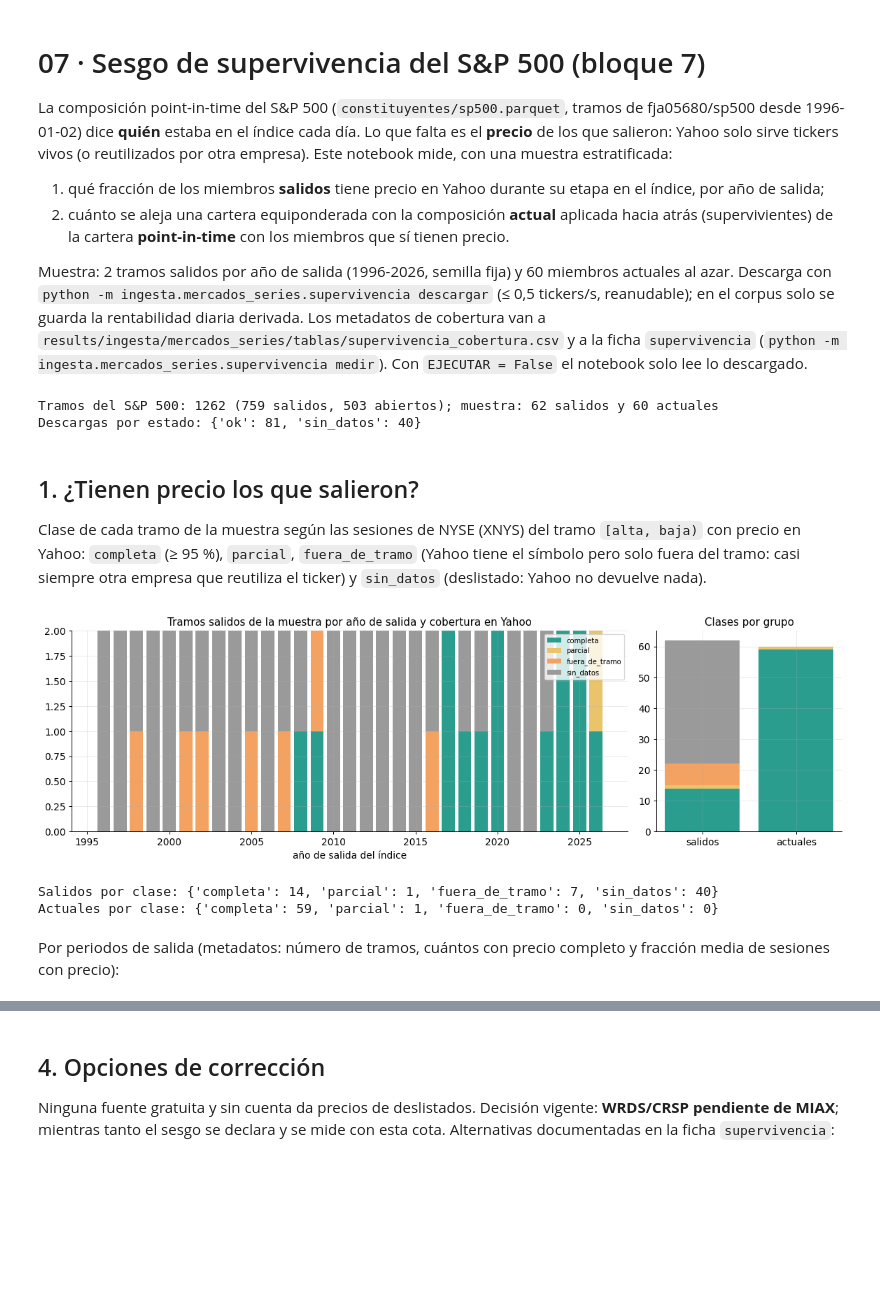
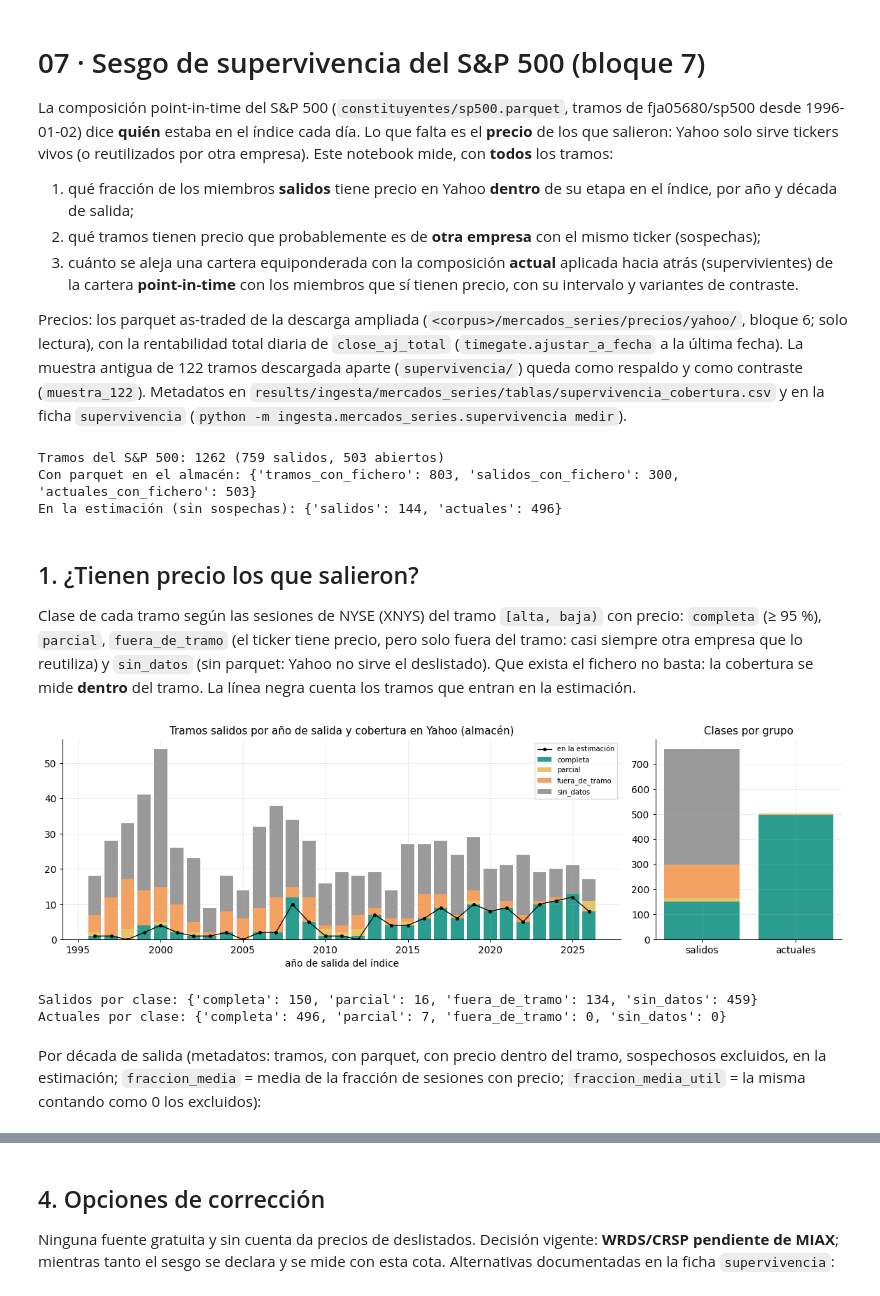
Before and after one commit to Romequinco/PRUEBAS_DETECCION_REGIMENES_DE_MERCADO_TFM, a Jupyter notebook: notebooks/fase2/mercados_series/07_supervivencia.ipynb, the cells around one changed output, grey strips where cells are left out. Drawn from its saved outputs; the diff is of its cells as text; code cells hidden in the pictures; blank space fills up the shorter version.

```diff
--- a/notebooks/fase2/mercados_series/07_supervivencia.ipynb
+++ b/notebooks/fase2/mercados_series/07_supervivencia.ipynb
@@ -3,17 +3,19 @@
 
 La composición point-in-time del S&P 500 (`constituyentes/sp500.parquet`, tramos de fja05680/sp500 desde
 1996-01-02) dice **quién** estaba en el índice cada día. Lo que falta es el **precio** de los que salieron: Yahoo solo
-sirve tickers vivos (o reutilizados por otra empresa). Este notebook mide, con una muestra estratificada:
+sirve tickers vivos (o reutilizados por otra empresa). Este notebook mide, con **todos** los tramos:
 
-1. qué fracción de los miembros **salidos** tiene precio en Yahoo durante su etapa en el índice, por año de salida;
-2. cuánto se aleja una cartera equiponderada con la composición **actual** aplicada hacia atrás (supervivientes) de
-   la cartera **point-in-time** con los miembros que sí tienen precio.
+1. qué fracción de los miembros **salidos** tiene precio en Yahoo **dentro** de su etapa en el índice, por año y
+   década de salida;
+2. qué tramos tienen precio que probablemente es de **otra empresa** con el mismo ticker (sospechas);
+3. cuánto se aleja una cartera equiponderada con la composición **actual** aplicada hacia atrás (supervivientes) de
+   la cartera **point-in-time** con los miembros que sí tienen precio, con su intervalo y variantes de contraste.
 
-Muestra: 2 tramos salidos por año de salida (1996-2026, semilla fija) y 60 miembros actuales al azar. Descarga con
-`python -m ingesta.mercados_series.supervivencia descargar` (≤ 0,5 tickers/s, reanudable); en el corpus solo se guarda
-la rentabilidad diaria derivada. Los metadatos de cobertura van a
-`results/ingesta/mercados_series/tablas/supervivencia_cobertura.csv` y a la ficha `supervivencia`
-(`python -m ingesta.mercados_series.supervivencia medir`). Con `EJECUTAR = False` el notebook solo lee lo descargado.
+Precios: los parquet as-traded de la descarga ampliada (`<corpus>/mercados_series/precios/yahoo/`, bloque 6; solo
+lectura), con la rentabilidad total diaria de `close_aj_total` (`timegate.ajustar_a_fecha` a la última fecha). La
+muestra antigua de 122 tramos descargada aparte (`supervivencia/`) queda como respaldo y como contraste
+(`muestra_122`). Metadatos en `results/ingesta/mercados_series/tablas/supervivencia_cobertura.csv` y en la ficha
+`supervivencia` (`python -m ingesta.mercados_series.supervivencia medir`).
 # %%
 %matplotlib inline
 import warnings
@@ -33,59 +35,57 @@ except Exception:  # sin el paquete de la Fase 1: estilo por defecto de matplotl
 plt.rcParams['figure.dpi'] = 90
 warnings.filterwarnings('ignore', category=FutureWarning)
 
-EJECUTAR = False   # True: descarga (o completa) la muestra antes de medir (unos 5 minutos)
 TRAMOS = sv.cargar_tramos()
-MUESTRA = pd.concat([sv.muestra_salidos(TRAMOS), sv.muestra_actuales(TRAMOS)], ignore_index=True)
-if EJECUTAR:
-    sv.descargar_muestra([sv.ticker_yahoo(t) for t in MUESTRA['ticker']])
-REG = sv.leer_registro().drop_duplicates('ticker_yahoo', keep='last')
-if REG.empty:
-    raise FileNotFoundError('Sin descargas: python -m ingesta.mercados_series.supervivencia descargar')
-COB = sv.tabla_cobertura(MUESTRA)
-SESGO = sv.estimar_sesgo(TRAMOS, MUESTRA, sv.leer_rentabilidad)
-MED = sv.mediciones(COB, SESGO, REG)
+RES = sv.medir_almacen(TRAMOS)          # ~1-2 minutos: lee ~800 parquet del almacén
+COB, SESGO, VAR, MED = RES['cobertura'], RES['sesgo'], RES['variantes'], RES['mediciones']
 COLORES = {'completa': '#2a9d8f', 'parcial': '#e9c46a', 'fuera_de_tramo': '#f4a261', 'sin_datos': '#9a9a9a'}
 salidos = TRAMOS['baja'].notna()
-print(f"Tramos del S&P 500: {len(TRAMOS)} ({int(salidos.sum())} salidos, {int((~salidos).sum())} abiertos); "
-      f"muestra: {MED['salidos_muestra']} salidos y {MED['actuales_muestra']} actuales")
-print('Descargas por estado:', MED['descargas']['por_estado'])
+print(f"Tramos del S&P 500: {len(TRAMOS)} ({int(salidos.sum())} salidos, {int((~salidos).sum())} abiertos)")
+print('Con parquet en el almacén:', MED['almacen'])
+print('En la estimación (sin sospechas):', MED['tramos_en_estimacion'])
 # %% [output]
-Tramos del S&P 500: 1262 (759 salidos, 503 abiertos); muestra: 62 salidos y 60 actuales
-Descargas por estado: {'ok': 81, 'sin_datos': 40}
+Tramos del S&P 500: 1262 (759 salidos, 503 abiertos)
+Con parquet en el almacén: {'tramos_con_fichero': 803, 'salidos_con_fichero': 300, 'actuales_con_fichero': 503}
+En la estimación (sin sospechas): {'salidos': 144, 'actuales': 496}
 # %% [markdown]
 ## 1. ¿Tienen precio los que salieron?
 
-Clase de cada tramo de la muestra según las sesiones de NYSE (XNYS) del tramo `[alta, baja)` con precio en Yahoo:
-`completa` (≥ 95 %), `parcial`, `fuera_de_tramo` (Yahoo tiene el símbolo pero solo fuera del tramo: casi siempre otra
-empresa que reutiliza el ticker) y `sin_datos` (deslistado: Yahoo no devuelve nada).
+Clase de cada tramo según las sesiones de NYSE (XNYS) del tramo `[alta, baja)` con precio: `completa` (≥ 95 %),
+`parcial`, `fuera_de_tramo` (el ticker tiene precio, pero solo fuera del tramo: casi siempre otra empresa que lo
+reutiliza) y `sin_datos` (sin parquet: Yahoo no sirve el deslistado). Que exista el fichero no basta: la cobertura se
+mide **dentro** del tramo. La línea negra cuenta los tramos que entran en la estimación.
 # %%
-s = COB[COB['grupo'] == 'salido']
+s = COB[COB['grupo'] == 'salido'].copy()
+s['anio_salida'] = s['anio_salida'].astype(int)
 t = s.pivot_table(index='anio_salida', columns='clase', values='ticker', aggfunc='size', fill_value=0)
 t = t.reindex(columns=list(sv.CLASES), fill_value=0)
 fig, axes = plt.subplots(1, 2, figsize=(13, 4.2), gridspec_kw={'width_ratios': [3, 1]})
 abajo = np.zeros(len(t))
 for c in t.columns:
-    axes[0].bar(t.index.astype(int), t[c], bottom=abajo, color=COLORES[c], label=c)
+    axes[0].bar(t.index, t[c], bottom=abajo, color=COLORES[c], label=c)
     abajo += t[c].to_numpy()
-axes[0].set_title('Tramos salidos de la muestra por año de salida y cobertura en Yahoo')
+usados = s.groupby('anio_salida')['en_estimacion'].sum().reindex(t.index, fill_value=0)
+axes[0].plot(t.index, usados, color='k', marker='o', ms=3, lw=1, label='en la estimación')
+axes[0].set_title('Tramos salidos por año de salida y cobertura en Yahoo (almacén)')
 axes[0].set_xlabel('año de salida del índice')
 axes[0].legend(fontsize=8)
 grupos = ('salido', 'actual')
 izq = np.zeros(2)
 for c in sv.CLASES:
     v = np.array([(COB[COB['grupo'] == g]['clase'] == c).sum() for g in grupos])
     axes[1].bar(['salidos', 'actuales'], v, bottom=izq, color=COLORES[c])
     izq += v
 axes[1].set_title('Clases por grupo')
 plt.tight_layout()
 plt.show()
 print('Salidos por clase:', MED['salidos_por_clase'])
 print('Actuales por clase:', MED['actuales_por_clase'])
 # %% [output]
-[figure, old version]
+[figure, new version]
-Salidos por clase: {'completa': 14, 'parcial': 1, 'fuera_de_tramo': 7, 'sin_datos': 40}
-Actuales por clase: {'completa': 59, 'parcial': 1, 'fuera_de_tramo': 0, 'sin_datos': 0}
+Salidos por clase: {'completa': 150, 'parcial': 16, 'fuera_de_tramo': 134, 'sin_datos': 459}
+Actuales por clase: {'completa': 496, 'parcial': 7, 'fuera_de_tramo': 0, 'sin_datos': 0}
-# %% [markdown]
-Por periodos de salida (metadatos: número de tramos, cuántos con precio completo y fracción media de sesiones
-con precio):
+# %% [markdown]
+Por década de salida (metadatos: tramos, con parquet, con precio dentro del tramo, sospechosos excluidos, en la
+estimación; `fraccion_media` = media de la fracción de sesiones con precio; `fraccion_media_util` = la misma contando
+como 0 los excluidos):
 # %%
```
Also changed, not shown: parts of 11 cells of this notebook, 5 other files.
